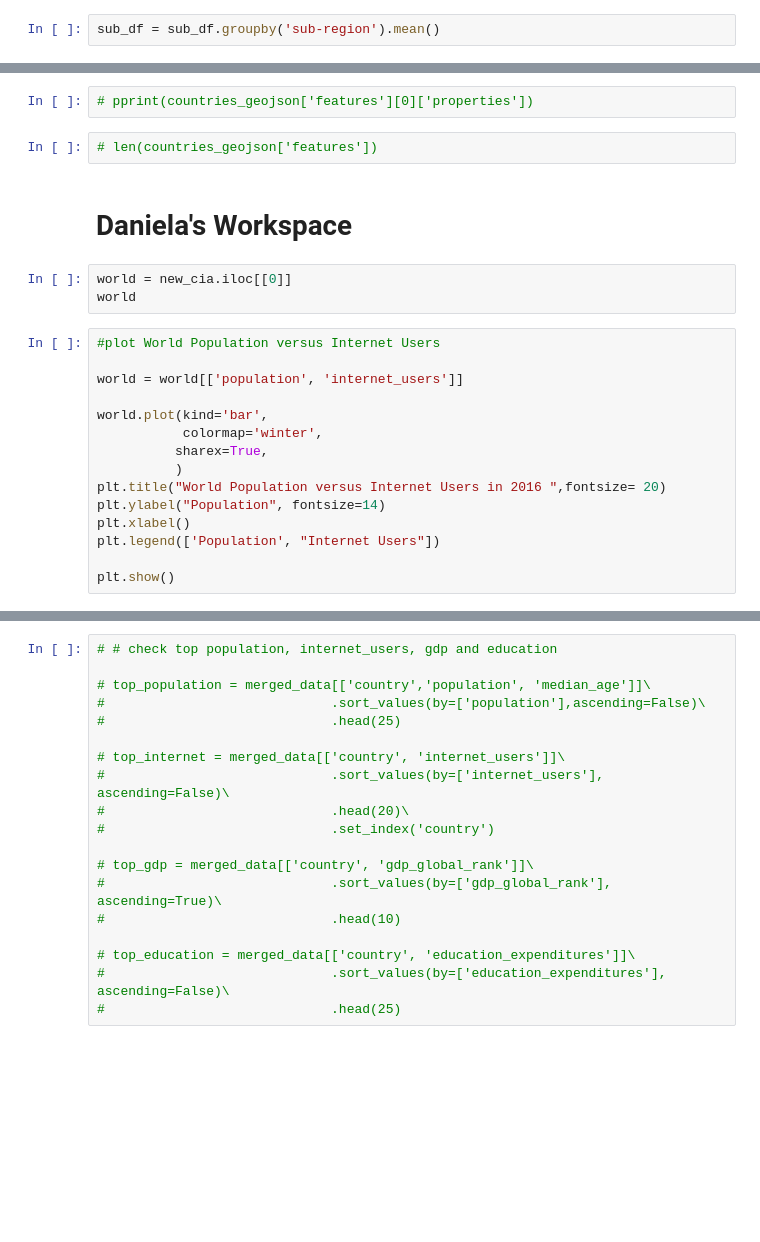
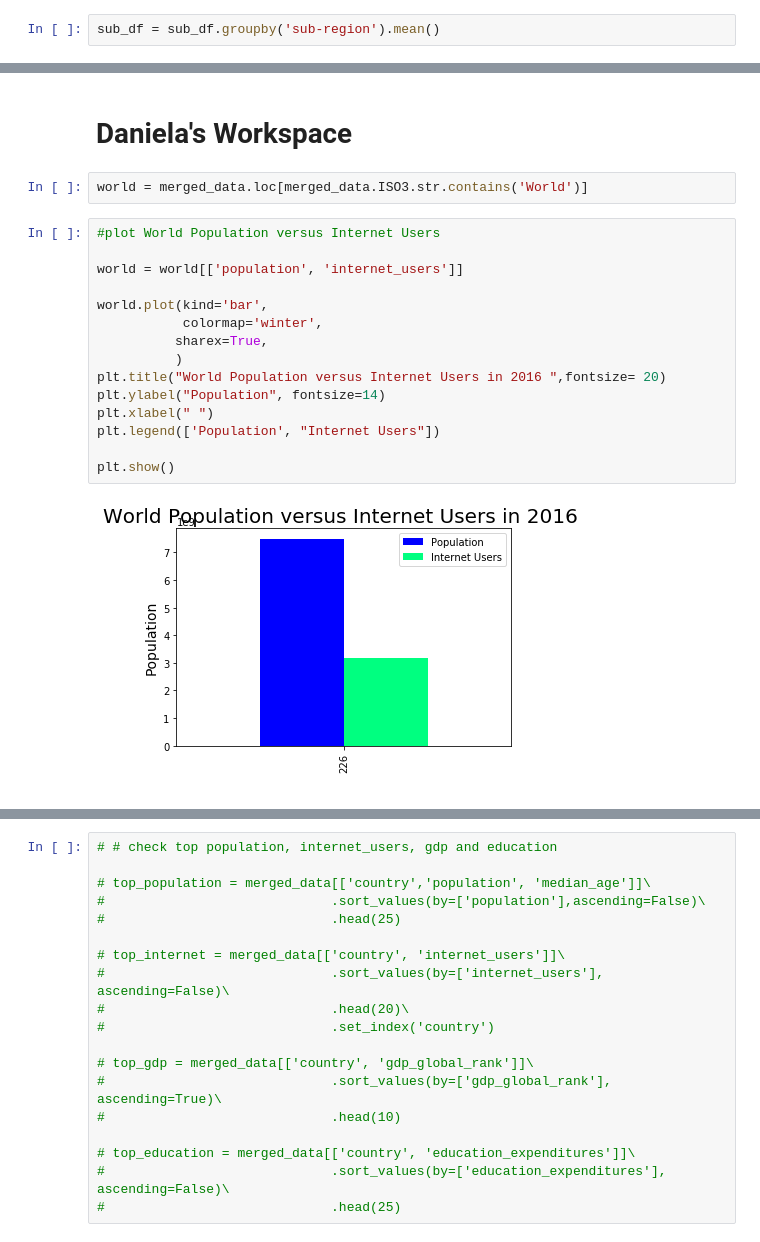
Before and after one commit to JoshuaFarmerATX/butterfly-effect, a Jupyter notebook: butterfly_effect.ipynb, the cells around one changed output, grey strips where cells are left out. Drawn from its saved outputs; the diff is of its cells as text; blank space fills up the shorter version.

Commit message:
Fixed plots.

```diff
--- a/butterfly_effect.ipynb
+++ b/butterfly_effect.ipynb
@@ -116,27 +111,24 @@ sub_df.head()
-# %%
-# pprint(countries_geojson['features'][0]['properties'])
-# %%
-# len(countries_geojson['features'])
 # %% [markdown]
 <h1>Daniela's Workspace</h1>
-# %%
-world = new_cia.iloc[[0]]
-world
+# %%
+world = merged_data.loc[merged_data.ISO3.str.contains('World')]
 # %%
 #plot World Population versus Internet Users
 
 world = world[['population', 'internet_users']]
 
 world.plot(kind='bar',
            colormap='winter',
           sharex=True,
           )
 plt.title("World Population versus Internet Users in 2016 ",fontsize= 20)
 plt.ylabel("Population", fontsize=14)
-plt.xlabel()
+plt.xlabel(" ")
 plt.legend(['Population', "Internet Users"])
 
 plt.show()
+# %% [output]
+[figure, added]
 # %%
 # Population versus Internet users by area
 per_sub_area = (merged_data[['region', 'population', 'internet_users']]).groupby(['region']).sum()
```
Also changed, not shown: parts of 10 cells of this notebook.
